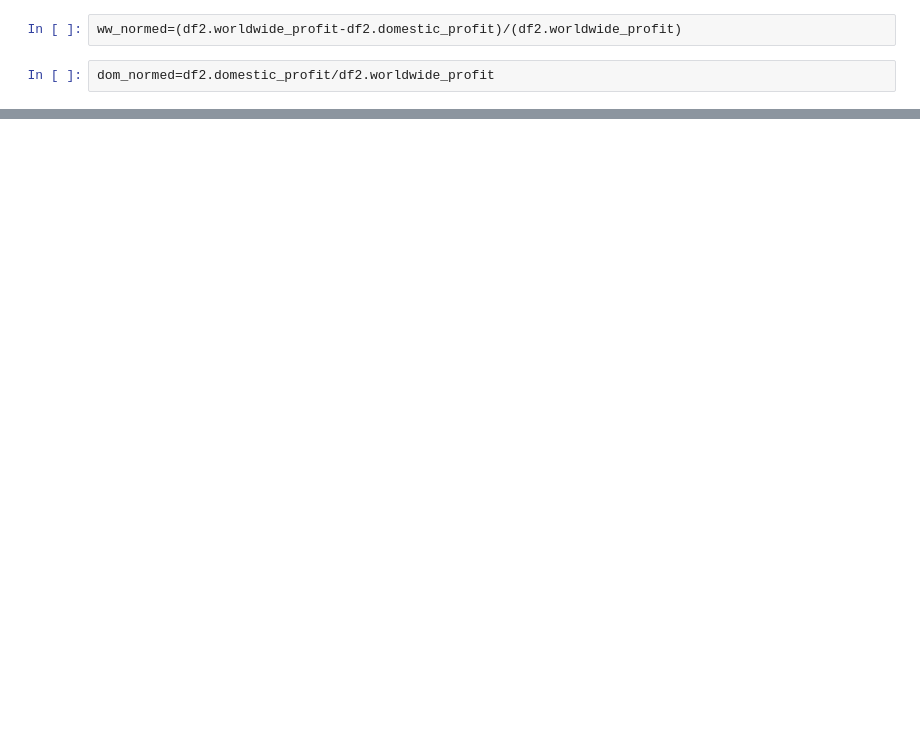
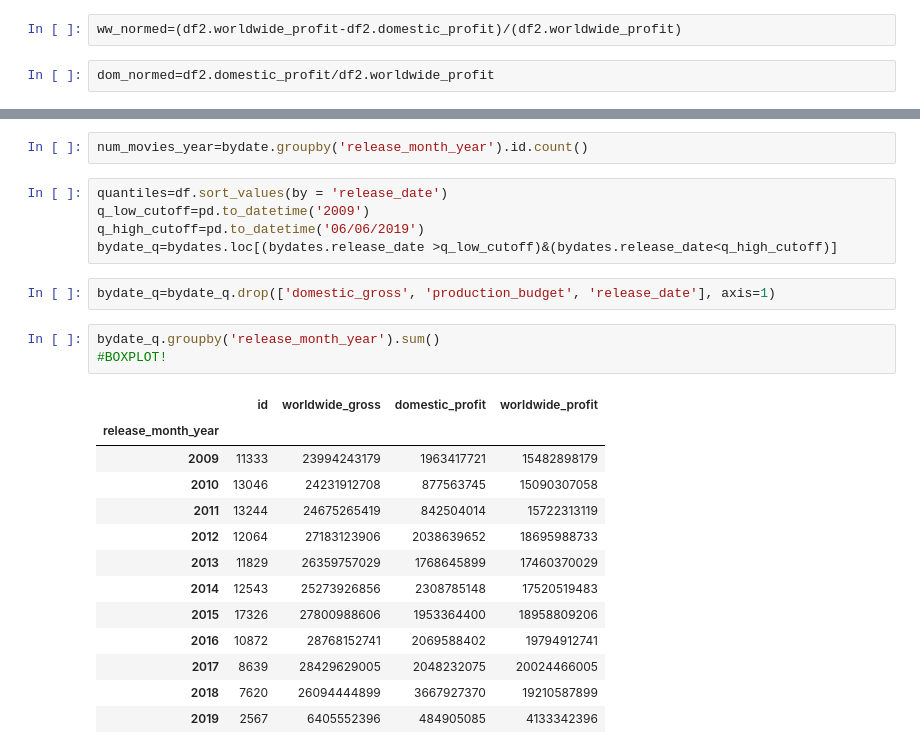
Before and after one commit to powergascan/mod-1-proj, a Jupyter notebook: playing_with_stacked_area.ipynb, the cells around one changed output, grey strips where cells are left out. Cells and saved outputs as stored; diff of their text form; blank space fills up the shorter version.

```diff
--- a/playing_with_stacked_area.ipynb
+++ b/playing_with_stacked_area.ipynb
@@ -101,0 +102,26 @@ plt.show()
+# %%
+num_movies_year=bydate.groupby('release_month_year').id.count()
+# %%
+quantiles=df.sort_values(by = 'release_date')
+q_low_cutoff=pd.to_datetime('2009')
+q_high_cutoff=pd.to_datetime('06/06/2019')
+bydate_q=bydates.loc[(bydates.release_date >q_low_cutoff)&(bydates.release_date<q_high_cutoff)]
+# %%
+bydate_q=bydate_q.drop(['domestic_gross', 'production_budget', 'release_date'], axis=1)
+# %%
+bydate_q.groupby('release_month_year').sum()
+#BOXPLOT!
+# %% [output]
+|  | id | worldwide_gross | domestic_profit | worldwide_profit |
+| release_month_year |  |  |  |  |
+| 2009 | 11333 | 23994243179 | 1963417721 | 15482898179 |
+| 2010 | 13046 | 24231912708 | 877563745 | 15090307058 |
+| 2011 | 13244 | 24675265419 | 842504014 | 15722313119 |
+| 2012 | 12064 | 27183123906 | 2038639652 | 18695988733 |
+| 2013 | 11829 | 26359757029 | 1768645899 | 17460370029 |
+| 2014 | 12543 | 25273926856 | 2308785148 | 17520519483 |
+| 2015 | 17326 | 27800988606 | 1953364400 | 18958809206 |
+| 2016 | 10872 | 28768152741 | 2069588402 | 19794912741 |
+| 2017 | 8639 | 28429629005 | 2048232075 | 20024466005 |
+| 2018 | 7620 | 26094444899 | 3667927370 | 19210587899 |
+| 2019 | 2567 | 6405552396 | 484905085 | 4133342396 |
```
Also changed, not shown: parts of 6 cells of this notebook.
